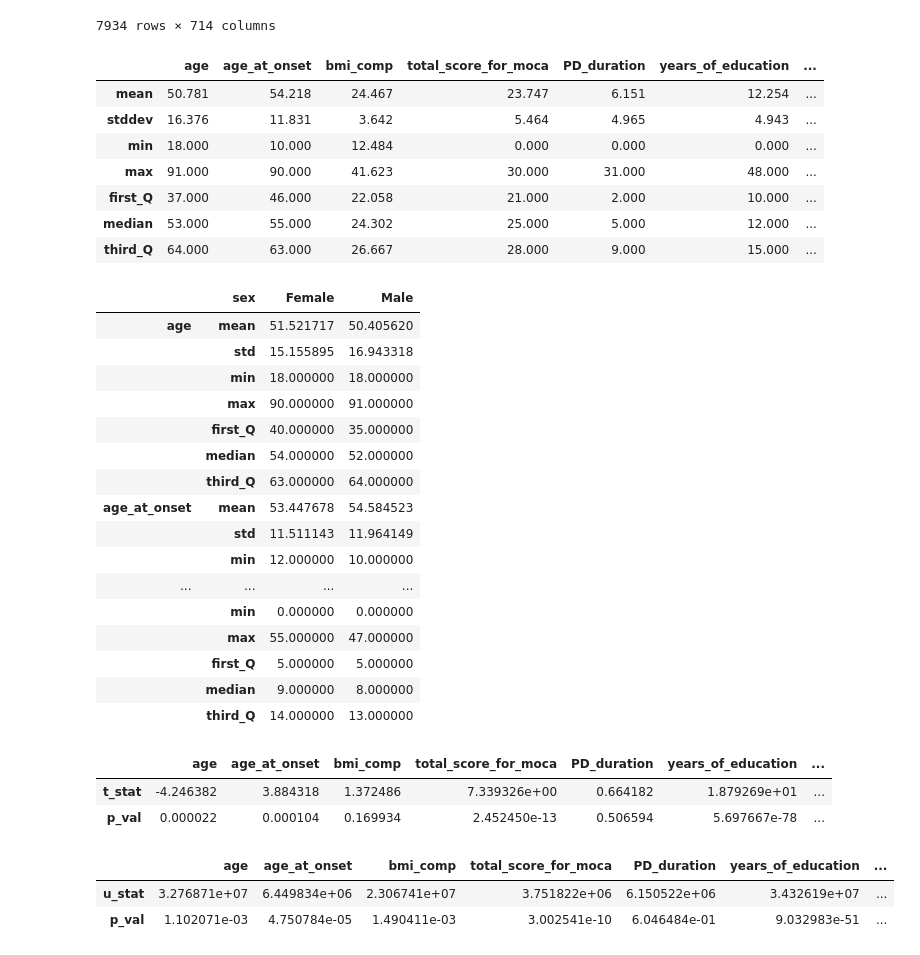
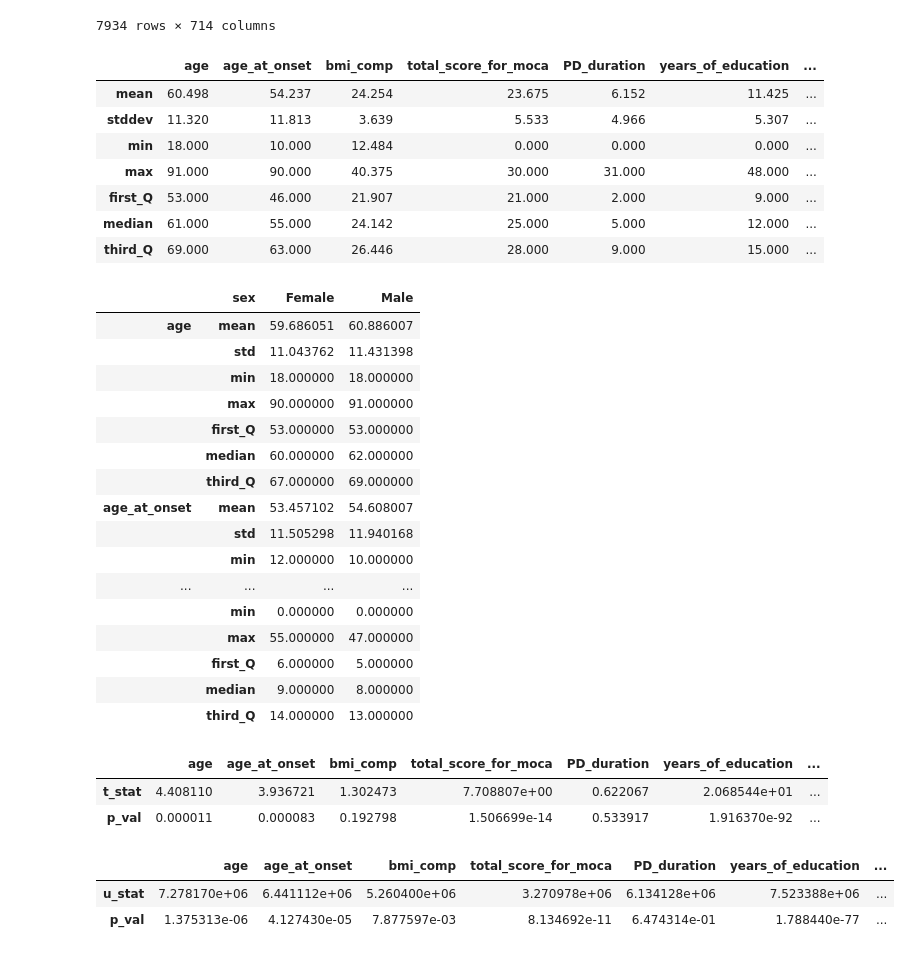
Before and after one commit to cge-tubingens/luxgiant-clinical, a Jupyter notebook: notebooks/patients_and_gender.ipynb, the cells around one changed output. Saved outputs shown, nothing was run; the diff lists cells and outputs as text; code cells hidden in the pictures.

```diff
--- a/notebooks/patients_and_gender.ipynb
+++ b/notebooks/patients_and_gender.ipynb
@@ -27,50 +27,50 @@ df_cases
 # %%
 variables_4_patients = [
     'age', 'age_at_onset', 'bmi_comp', 'total_score_for_moca', 'PD_duration', 'years_of_education', 'total_score_for_bdi'
 ]
-lxc.descriptive_analytics(df[variables_4_patients])
+lxc.descriptive_analytics(df_cases[variables_4_patients])
 # %% [output]
 |  | age | age_at_onset | bmi_comp | total_score_for_moca | PD_duration | years_of_education | ... |
-| mean | 50.781 | 54.218 | 24.467 | 23.747 | 6.151 | 12.254 | ... |
-| stddev | 16.376 | 11.831 | 3.642 | 5.464 | 4.965 | 4.943 | ... |
+| mean | 60.498 | 54.237 | 24.254 | 23.675 | 6.152 | 11.425 | ... |
+| stddev | 11.320 | 11.813 | 3.639 | 5.533 | 4.966 | 5.307 | ... |
 | min | 18.000 | 10.000 | 12.484 | 0.000 | 0.000 | 0.000 | ... |
-| max | 91.000 | 90.000 | 41.623 | 30.000 | 31.000 | 48.000 | ... |
-| first_Q | 37.000 | 46.000 | 22.058 | 21.000 | 2.000 | 10.000 | ... |
-| median | 53.000 | 55.000 | 24.302 | 25.000 | 5.000 | 12.000 | ... |
-| third_Q | 64.000 | 63.000 | 26.667 | 28.000 | 9.000 | 15.000 | ... |
+| max | 91.000 | 90.000 | 40.375 | 30.000 | 31.000 | 48.000 | ... |
+| first_Q | 53.000 | 46.000 | 21.907 | 21.000 | 2.000 | 9.000 | ... |
+| median | 61.000 | 55.000 | 24.142 | 25.000 | 5.000 | 12.000 | ... |
+| third_Q | 69.000 | 63.000 | 26.446 | 28.000 | 9.000 | 15.000 | ... |
 # %%
 # Splitting the file by 'sex'
-lxc.descriptive_analytics_by_group(df_data=df, variables=variables_4_patients, group_var='sex')
+lxc.descriptive_analytics_by_group(df_data=df_cases, variables=variables_4_patients, group_var='sex')
 # %% [output]
 |  | sex | Female | Male |
-| age | mean | 51.521717 | 50.405620 |
-|  | std | 15.155895 | 16.943318 |
+| age | mean | 59.686051 | 60.886007 |
+|  | std | 11.043762 | 11.431398 |
 |  | min | 18.000000 | 18.000000 |
 |  | max | 90.000000 | 91.000000 |
-|  | first_Q | 40.000000 | 35.000000 |
-|  | median | 54.000000 | 52.000000 |
-|  | third_Q | 63.000000 | 64.000000 |
-| age_at_onset | mean | 53.447678 | 54.584523 |
-|  | std | 11.511143 | 11.964149 |
+|  | first_Q | 53.000000 | 53.000000 |
+|  | median | 60.000000 | 62.000000 |
+|  | third_Q | 67.000000 | 69.000000 |
+| age_at_onset | mean | 53.457102 | 54.608007 |
+|  | std | 11.505298 | 11.940168 |
 |  | min | 12.000000 | 10.000000 |
 | ... | ... | ... | ... |
 |  | min | 0.000000 | 0.000000 |
 |  | max | 55.000000 | 47.000000 |
-|  | first_Q | 5.000000 | 5.000000 |
+|  | first_Q | 6.000000 | 5.000000 |
 |  | median | 9.000000 | 8.000000 |
 |  | third_Q | 14.000000 | 13.000000 |
 # %%
-lxc.t_test_by_group(df_data=df, variables=variables_4_patients, group_var='sex')
+lxc.t_test_by_group(df_data=df_cases, variables=variables_4_patients, group_var='sex')
 # %% [output]
 |  | age | age_at_onset | bmi_comp | total_score_for_moca | PD_duration | years_of_education | ... |
-| t_stat | -4.246382 | 3.884318 | 1.372486 | 7.339326e+00 | 0.664182 | 1.879269e+01 | ... |
-| p_val | 0.000022 | 0.000104 | 0.169934 | 2.452450e-13 | 0.506594 | 5.697667e-78 | ... |
+| t_stat | 4.408110 | 3.936721 | 1.302473 | 7.708807e+00 | 0.622067 | 2.068544e+01 | ... |
+| p_val | 0.000011 | 0.000083 | 0.192798 | 1.506699e-14 | 0.533917 | 1.916370e-92 | ... |
 # %%
-lxc.mann_whitney_by_groups(df_data=df, variables=variables_4_patients, group_var='sex')
+lxc.mann_whitney_by_groups(df_data=df_cases, variables=variables_4_patients, group_var='sex')
 # %% [output]
 |  | age | age_at_onset | bmi_comp | total_score_for_moca | PD_duration | years_of_education | ... |
-| u_stat | 3.276871e+07 | 6.449834e+06 | 2.306741e+07 | 3.751822e+06 | 6.150522e+06 | 3.432619e+07 | ... |
-| p_val | 1.102071e-03 | 4.750784e-05 | 1.490411e-03 | 3.002541e-10 | 6.046484e-01 | 9.032983e-51 | ... |
+| u_stat | 7.278170e+06 | 6.441112e+06 | 5.260400e+06 | 3.270978e+06 | 6.134128e+06 | 7.523388e+06 | ... |
+| p_val | 1.375313e-06 | 4.127430e-05 | 7.877597e-03 | 8.134692e-11 | 6.474314e-01 | 1.788440e-77 | ... |
 # %%
 crosstab_vars = [
     'zone_of_origin', 'education_level', 'agecat_1', 'agecat_2', 'pdsl', 'handedness', 'work', 'reason',
```
Also changed, not shown: parts of 11 cells of this notebook.
